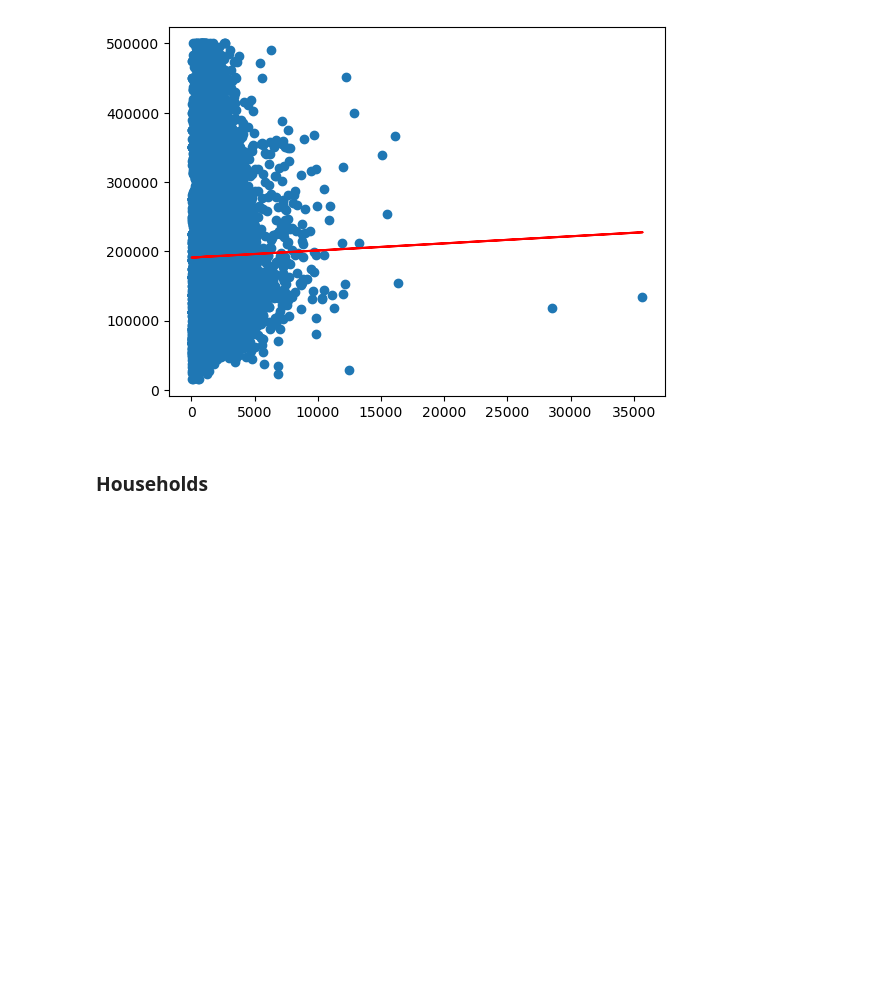
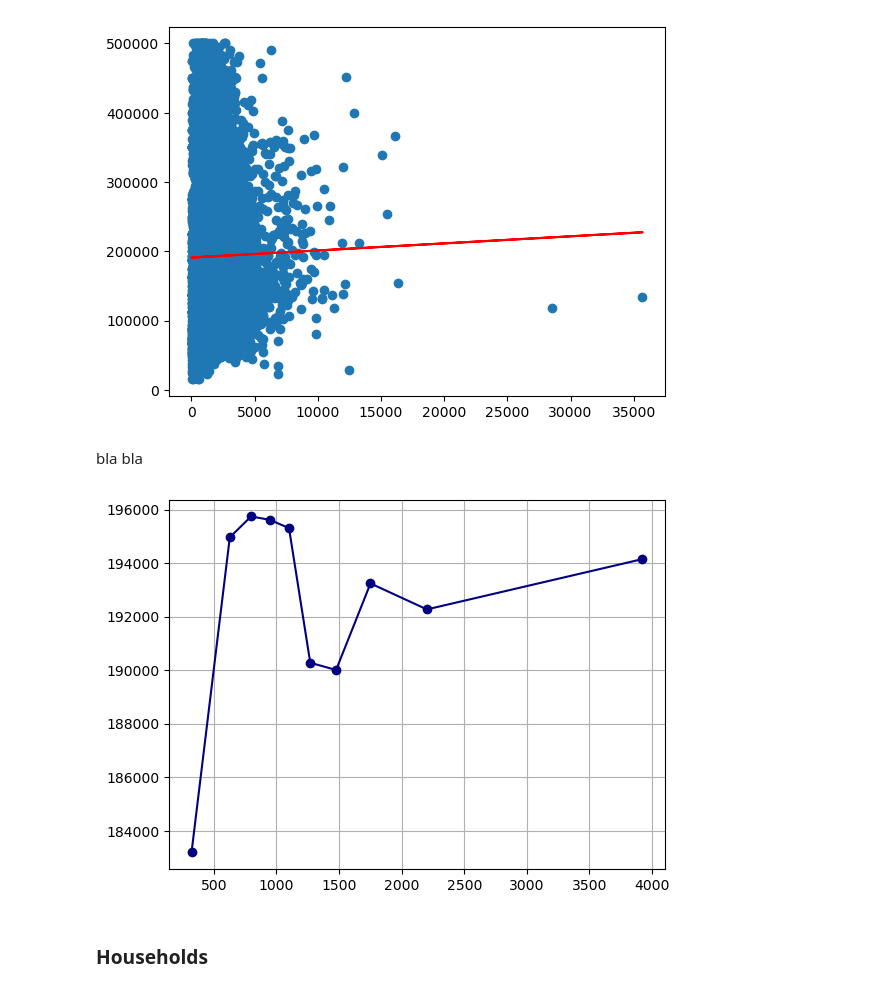
Before and after one commit to LuisMB09/lab_aprendizaje_estadistico, a Jupyter notebook: Tarea_1.ipynb, the cells around one changed output. Drawn from its saved outputs; the diff is of its cells as text; code cells hidden in the pictures; blank space fills up the shorter version.

```diff
--- a/Tarea_1.ipynb
+++ b/Tarea_1.ipynb
@@ -155,6 +164,15 @@ plt.plot(X, model.predict(X), color='red')
 # %% [output]
 [<matplotlib.lines.Line2D at 0x...>]
 [figure]
+# %% [markdown]
+bla bla
+# %%
+df['population_bin'] = pd.qcut(df['population'], 10, labels=False) + 1
+grouped_population = df.groupby('population_bin').mean()
+plt.plot(grouped_population.population, grouped_population.median_house_value, marker = 'o', c = 'navy')
+plt.grid();
+# %% [output]
+[figure, added]
 # %% [markdown]
 ### Households
 # %%
```
Also changed, not shown: parts of 10 cells of this notebook.
